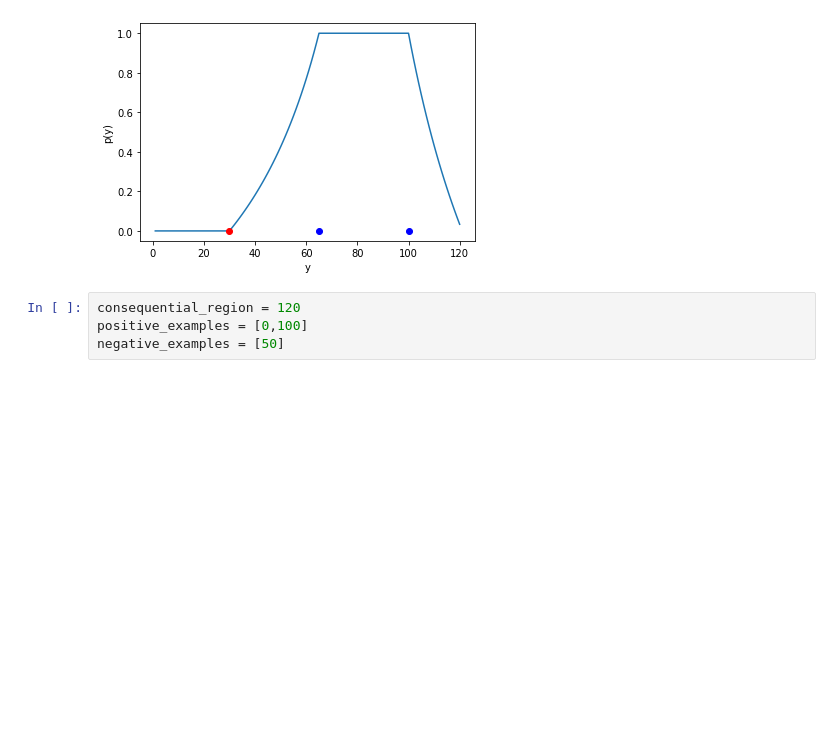
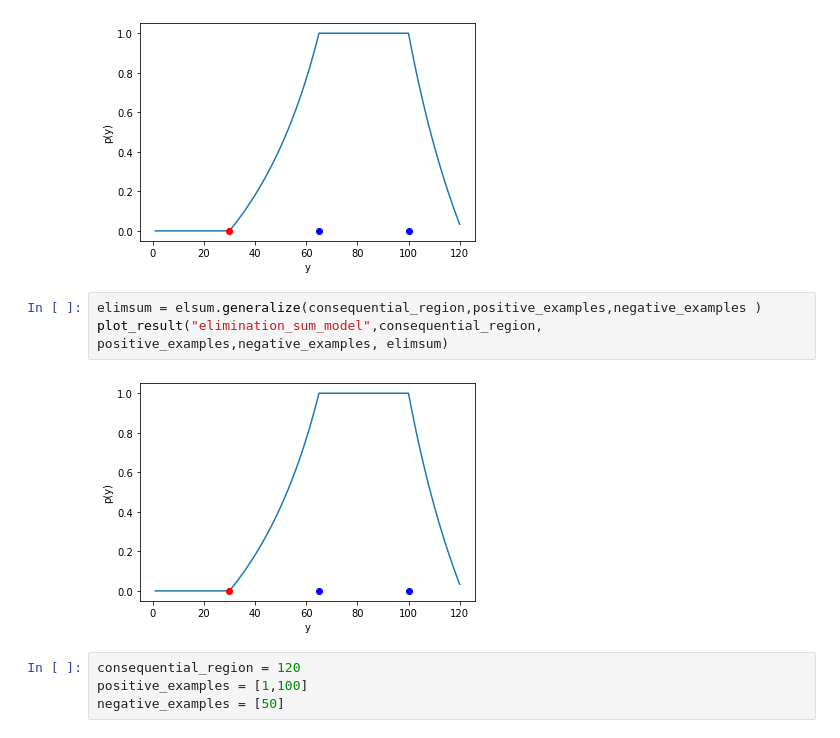
Before and after one commit to MDIRose/computational_psychology, a Jupyter notebook: code/experiment.ipynb, the cells around one changed output. Drawn from its saved outputs; the diff is of its cells as text; blank space fills up the shorter version.

```diff
--- a/code/experiment.ipynb
+++ b/code/experiment.ipynb
@@ -45,9 +45,14 @@ elim = elimination.generalize(consequential_region,positive_examples,negative_ex
 plot_result("elimination_model",consequential_region, positive_examples,negative_examples, elim)
 # %% [output]
 [figure]
+# %%
+elimsum = elsum.generalize(consequential_region,positive_examples,negative_examples )
+plot_result("elimination_sum_model",consequential_region, positive_examples,negative_examples, elimsum)
+# %% [output]
+[figure, added]
 # %%
 consequential_region = 120
-positive_examples = [0,100]
+positive_examples = [1,100]
 negative_examples = [50]
 # %%
 #elimination model
```
Also changed, not shown: parts of 6 cells of this notebook, 12 other files.
